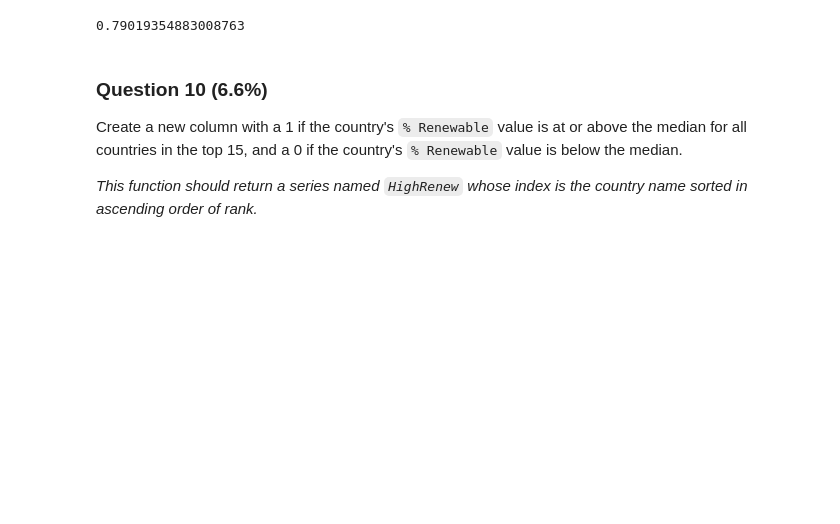
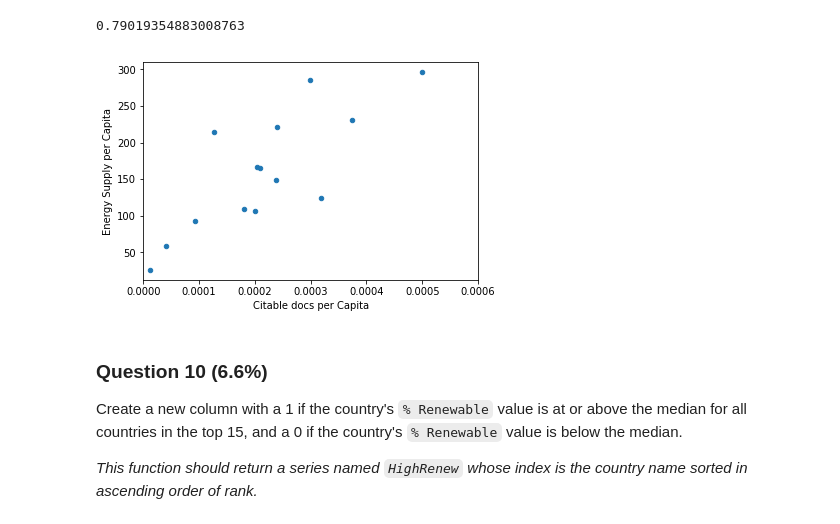
Before and after one commit to gabipz/ds-little-projects, a Jupyter notebook: Introduction to Data Science in Python - Coursera/Assignment_3.ipynb, the cells around one changed output. Saved outputs shown, nothing was run; the diff lists cells and outputs as text; code cells hidden in the pictures; blank space fills up the shorter version.

```diff
--- a/Introduction to Data Science in Python - Coursera/Assignment_3.ipynb
+++ b/Introduction to Data Science in Python - Coursera/Assignment_3.ipynb
@@ -235,7 +235,7 @@ gdp = gdp.set_index('Country')
 scimEn = scimEn.set_index('Country')
 # %%
 # Selecting the last 10 years
-GDP = gdp.reindex(columns=[2006, 2007, 2008, 2009, 2010, 2011, 2012, 2013, 2014, 2015])
+GDP = gdp[[2006, 2007, 2008, 2009, 2010, 2011, 2012, 2013, 2014, 2015]]
 GDP.head(1)
 # %% [output]
 |  | 2006 | 2007 | 2008 | 2009 | 2010 | 2011 | 2012 | 2013 | 2014 | 2015 |
@@ -502,7 +483,9 @@ def plot9():
     Top15['Citable docs per Capita'] = Top15['Citable documents'] / Top15['PopEst']
     Top15.plot(x='Citable docs per Capita', y='Energy Supply per Capita', kind='scatter', xlim=[0, 0.0006])
 # %%
-#plot9() # Be sure to comment out plot9() before submitting the assignment!
+plot9() # Be sure to comment out plot9() before submitting the assignment!
+# %% [output]
+[figure, added]
 # %% [markdown]
 ### Question 10 (6.6%)
 Create a new column with a 1 if the country's `% Renewable` value is at or above the median for all countries in the top 15, and a 0 if the country's `% Renewable` value is below the median.
```
Also changed, not shown: parts of 5 cells of this notebook.
